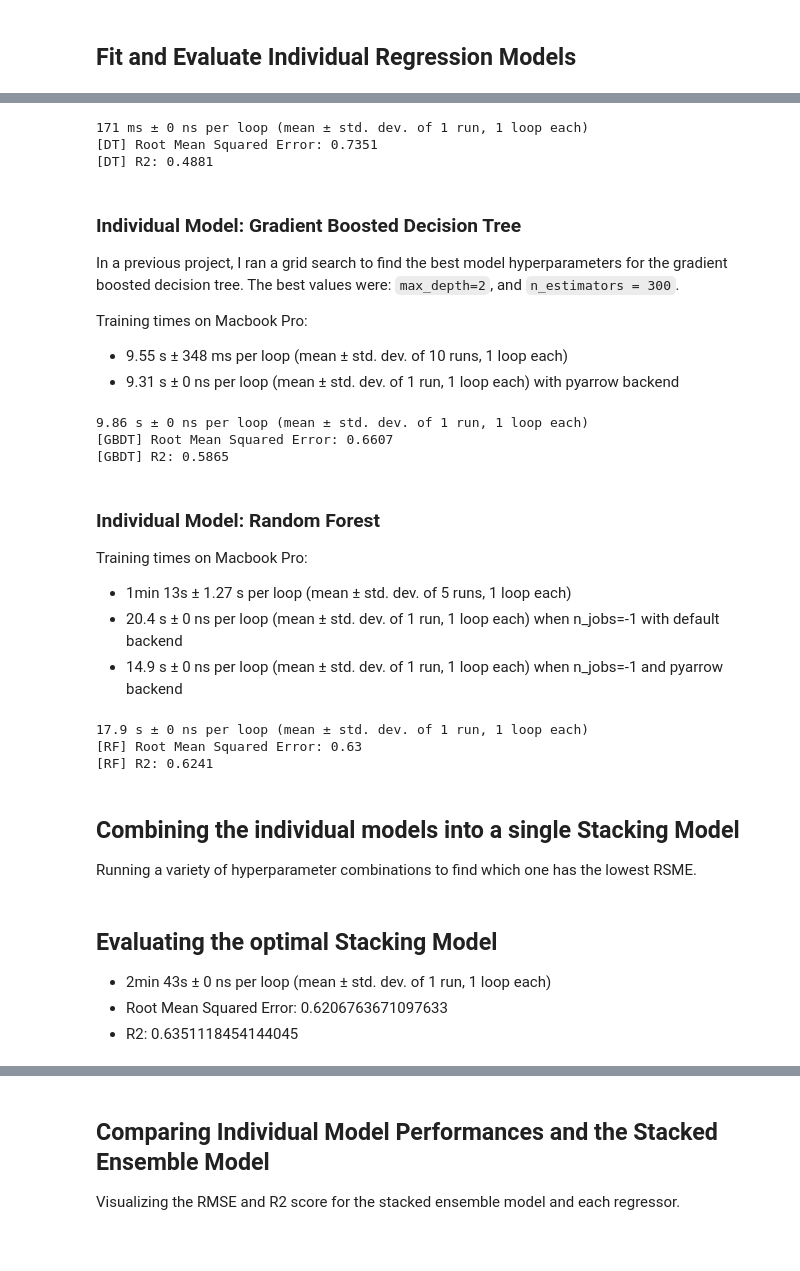
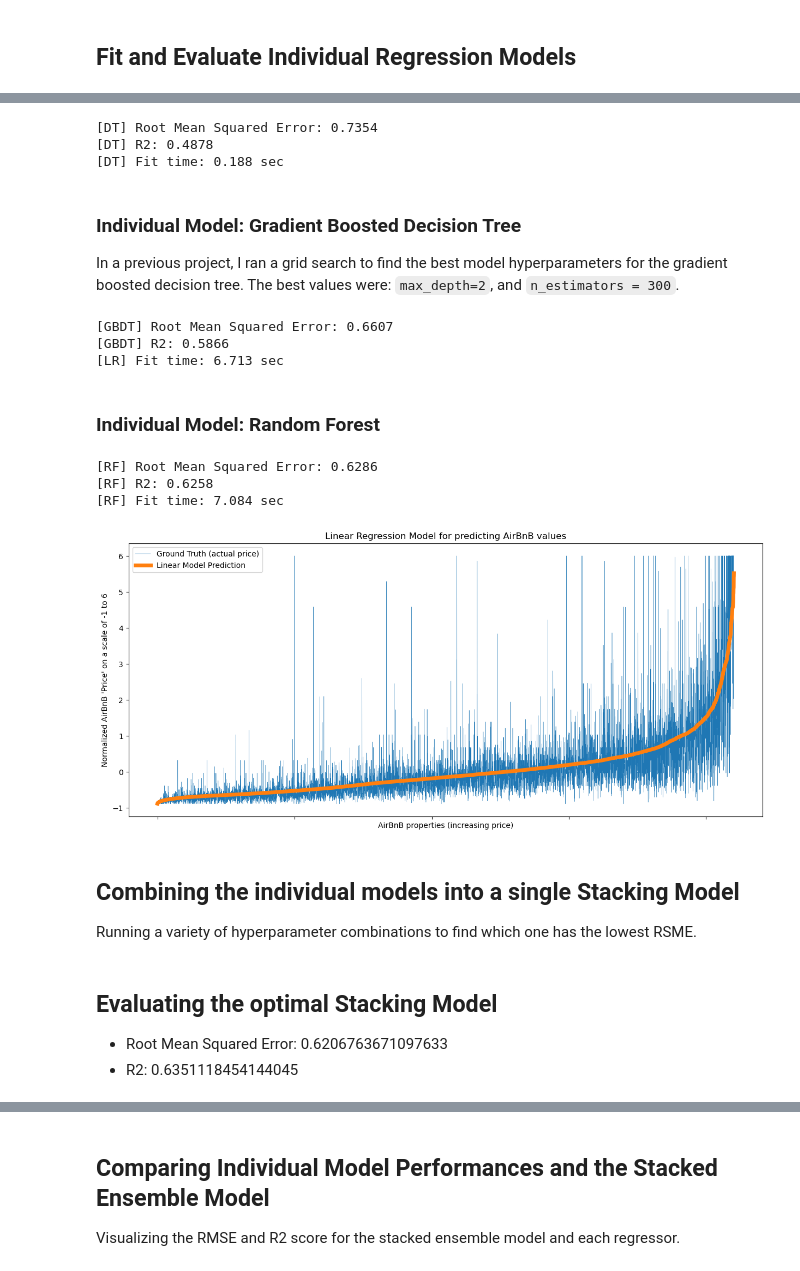
Before and after one commit to THE-MOLECULAR-MAN/portfolio_examples, a Jupyter notebook: python/predicting_airbnb_prices/predicting_airbnb_prices_stacking_model.ipynb, the cells around one changed output, grey strips where cells are left out. Saved outputs shown, nothing was run; the diff lists cells and outputs as text; code cells hidden in the pictures.

```diff
--- a/python/predicting_airbnb_prices/predicting_airbnb_prices_stacking_model.ipynb
+++ b/python/predicting_airbnb_prices/predicting_airbnb_prices_stacking_model.ipynb
@@ -106,8 +144,11 @@ Training times on Macbook Pro:
 # parallel processing (n_jobs) is not available for DecisionTreeRegressor
 dt_model = DecisionTreeRegressor(max_depth=8, min_samples_leaf=50)
 
-# train the model and display the training time
-%timeit -n1 -r1 dt_model.fit(X_train, y_train)
+# fit the model and record the training time
+dt_time_start = time.time()
+dt_model.fit(X_train, y_train)
+dt_time_stop = time.time()
+dt_time = dt_time_stop - dt_time_start
 
 # make predictions on the test data.
 y_dt_pred = dt_model.predict(X_test)
@@ -118,19 +159,20 @@ dt_r2 = r2_score(y_test, y_dt_pred)
 
 print(f'[DT] Root Mean Squared Error: {round(dt_rmse, 4)}')
 print(f'[DT] R2: {round(dt_r2, 4)}')
+print(f'[DT] Fit time: {round(dt_time, 3)} sec')
 # %% [output]
-171 ms ± 0 ns per loop (mean ± std. dev. of 1 run, 1 loop each)
-[DT] Root Mean Squared Error: 0.7351
-[DT] R2: 0.4881
+[DT] Root Mean Squared Error: 0.7354
+[DT] R2: 0.4878
+[DT] Fit time: 0.188 sec
 # %% [markdown]
 ### Individual Model: Gradient Boosted Decision Tree
 
 In a previous project, I ran a grid search to find the best model hyperparameters for the gradient boosted decision tree.
 The best values were: `max_depth=2`, and `n_estimators = 300`.
 
- Training times on Macbook Pro:
+ <!-- Training times on Macbook Pro:
   * 9.55 s ± 348 ms per loop (mean ± std. dev. of 10 runs, 1 loop each)
-  * 9.31 s ± 0 ns per loop (mean ± std. dev. of 1 run, 1 loop each) with pyarrow backend
+  * 9.31 s ± 0 ns per loop (mean ± std. dev. of 1 run, 1 loop each) with pyarrow backend -->
 
 [comment]: <> (Performance)
 [comment]: <> ( * Root Mean Squared Error: 0.6606)
@@ -139,8 +181,11 @@ The best values were: `max_depth=2`, and `n_estimators = 300`.
 # parallel processing (n_jobs) is not available for GradientBoostingRegressor
 gbdt_model = GradientBoostingRegressor(max_depth=2, n_estimators=300)
 
-# Fit the model to the training data
-%timeit -n1 -r1 gbdt_model.fit(X_train, y_train)
+# fit the model and record the training time
+gbdt_time_start = time.time()
+gbdt_model.fit(X_train, y_train)
+gbdt_time_stop = time.time()
+gbdt_time = gbdt_time_stop - gbdt_time_start
 
 # Make predictions on the test data
 y_gbdt_pred = gbdt_model.predict(X_test)
@@ -151,17 +196,18 @@ gbdt_r2   = r2_score(y_test, y_gbdt_pred)
 
 print(f'[GBDT] Root Mean Squared Error: {round(gbdt_rmse, 4)}')
 print(f'[GBDT] R2: {round(gbdt_r2, 4)}')
+print(f'[LR] Fit time: {round(gbdt_time, 3)} sec')
 # %% [output]
-9.86 s ± 0 ns per loop (mean ± std. dev. of 1 run, 1 loop each)
 [GBDT] Root Mean Squared Error: 0.6607
-[GBDT] R2: 0.5865
+[GBDT] R2: 0.5866
+[LR] Fit time: 6.713 sec
 # %% [markdown]
 ### Individual Model: Random Forest
 
-Training times on Macbook Pro:
+<!-- Training times on Macbook Pro:
  * 1min 13s ± 1.27 s per loop (mean ± std. dev. of 5 runs, 1 loop each)
  * 20.4 s ± 0 ns per loop (mean ± std. dev. of 1 run, 1 loop each) when n_jobs=-1 with default backend
- * 14.9 s ± 0 ns per loop (mean ± std. dev. of 1 run, 1 loop each) when n_jobs=-1 and pyarrow backend
+ * 14.9 s ± 0 ns per loop (mean ± std. dev. of 1 run, 1 loop each) when n_jobs=-1 and pyarrow backend -->
 
 [comment]: <> (Performance:)
 [comment]: <> ( * Root Mean Squared Error: 0.6289)
@@ -169,8 +215,11 @@ Training times on Macbook Pro:
 # %%
 rf_model = RandomForestRegressor(max_depth=32, n_estimators=300, n_jobs=-1)
 
-# Fit the model to the training data
-%timeit -n1 -r1 rf_model.fit(X_train, y_train)
+# fit the model and record the training time
+rf_time_start = time.time()
+rf_model.fit(X_train, y_train)
+rf_time_stop = time.time()
+rf_time = rf_time_stop - rf_time_start
 
 # make predictions on the test data
 y_rf_pred = rf_model.predict(X_test)
@@ -181,7 +230,31 @@ rf_r2   = r2_score(y_test, y_rf_pred)
 
 print(f'[RF] Root Mean Squared Error: {round(rf_rmse, 4)}')
 print(f'[RF] R2: {round(rf_r2, 4)}')
+print(f'[RF] Fit time: {round(rf_time, 3)} sec')
 # %% [output]
-17.9 s ± 0 ns per loop (mean ± std. dev. of 1 run, 1 loop each)
-[RF] Root Mean Squared Error: 0.63
-[RF] R2: 0.6241
+[RF] Root Mean Squared Error: 0.6286
+[RF] R2: 0.6258
+[RF] Fit time: 7.084 sec
+# %%
+# Plot the predicted price vs the real price for the test set
+x_values  = np.arange(len(y_test))
+ground_truth = y_test
+predicted = y_rf_pred
+df_tmp = pd.DataFrame({'ground_truth': ground_truth,
+                        'predicted': predicted})
+df_tmp.sort_values('predicted', inplace=True)
+
+fig = plt.figure(figsize=(15, 6.5))
+ax = fig.add_subplot(111)
+sns.lineplot(x=x_values, y=df_tmp['ground_truth'], linewidth=0.3,
+                legend="full", label='Ground Truth (actual price)')
+sns.lineplot(x=x_values, y=df_tmp['predicted'], linewidth=5,
+                legend="full", label='Linear Model Prediction')
+
+plt.title(f'Linear Regression Model for predicting AirBnB values')
+plt.xlabel("AirBnB properties (increasing price)")
+plt.ylabel("Normalized AirBnB 'Price' on a scale of -1 to 6")
+plt.xticks(visible=False)
+plt.show()
+# %% [output]
+[figure, added]
@@ -215,7 +310,7 @@ stack_grid.fit(X_train, y_train)
 # %% [markdown]
 ## Evaluating the optimal Stacking Model
 
- * 2min 43s ± 0 ns per loop (mean ± std. dev. of 1 run, 1 loop each)
+ <!-- * 2min 43s ± 0 ns per loop (mean ± std. dev. of 1 run, 1 loop each) -->
  * Root Mean Squared Error: 0.6206763671097633
  * R2: 0.6351118454144045
 # %%
```
Also changed, not shown: parts of 18 cells of this notebook.
